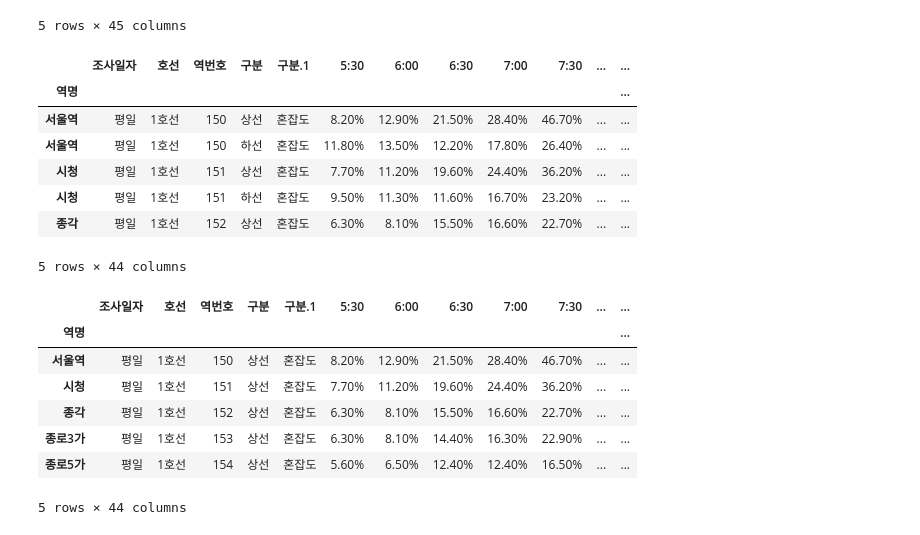
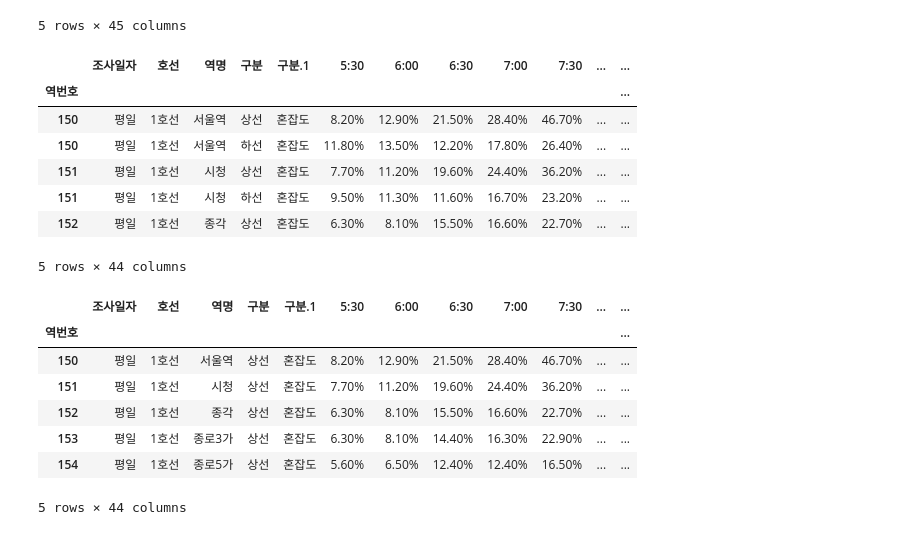
Before and after one commit to simhc0714/AI_basic_course, a Jupyter notebook: Part 02 python library/201007_분석실습.ipynb, the cells around one changed output. Drawn from its saved outputs; the diff is of its cells as text; code cells hidden in the pictures.

```diff
--- a/Part 02 python library/201007_분석실습.ipynb
+++ b/Part 02 python library/201007_분석실습.ipynb
@@ -16,33 +16,34 @@ df.head()
 # %%
 is_wkday = df['조사일자']=="평일"
 is_line1 = df['호선']=="1호선"
 df_subset = df[is_wkday & is_line1]
 
 '''
 DataFrame.set_index(key, drop, append, inplace)
 DataFrame.reset_index(drop, inplace)
 '''
 
-df_subset.set_index('역명', drop=True, append=False, inplace=True)
+df_subset.set_index('역번호', drop=True, append=False, inplace=True)
 df_subset.head()
 # %% [output]
-|  | 조사일자 | 호선 | 역번호 | 구분 | 구분.1 | 5:30 | 6:00 | 6:30 | 7:00 | 7:30 | ... | ... |
-| 역명 |  |  |  |  |  |  |  |  |  |  |  | ... |
-| 서울역 | 평일 | 1호선 | 150 | 상선 | 혼잡도 | 8.20% | 12.90% | 21.50% | 28.40% | 46.70% | ... | ... |
-| 서울역 | 평일 | 1호선 | 150 | 하선 | 혼잡도 | 11.80% | 13.50% | 12.20% | 17.80% | 26.40% | ... | ... |
-| 시청 | 평일 | 1호선 | 151 | 상선 | 혼잡도 | 7.70% | 11.20% | 19.60% | 24.40% | 36.20% | ... | ... |
-| 시청 | 평일 | 1호선 | 151 | 하선 | 혼잡도 | 9.50% | 11.30% | 11.60% | 16.70% | 23.20% | ... | ... |
-| 종각 | 평일 | 1호선 | 152 | 상선 | 혼잡도 | 6.30% | 8.10% | 15.50% | 16.60% | 22.70% | ... | ... |
+|  | 조사일자 | 호선 | 역명 | 구분 | 구분.1 | 5:30 | 6:00 | 6:30 | 7:00 | 7:30 | ... | ... |
+| 역번호 |  |  |  |  |  |  |  |  |  |  |  | ... |
+| 150 | 평일 | 1호선 | 서울역 | 상선 | 혼잡도 | 8.20% | 12.90% | 21.50% | 28.40% | 46.70% | ... | ... |
+| 150 | 평일 | 1호선 | 서울역 | 하선 | 혼잡도 | 11.80% | 13.50% | 12.20% | 17.80% | 26.40% | ... | ... |
+| 151 | 평일 | 1호선 | 시청 | 상선 | 혼잡도 | 7.70% | 11.20% | 19.60% | 24.40% | 36.20% | ... | ... |
+| 151 | 평일 | 1호선 | 시청 | 하선 | 혼잡도 | 9.50% | 11.30% | 11.60% | 16.70% | 23.20% | ... | ... |
+| 152 | 평일 | 1호선 | 종각 | 상선 | 혼잡도 | 6.30% | 8.10% | 15.50% | 16.60% | 22.70% | ... | ... |
 5 rows × 44 columns
 # %%
-df_uptrack2 = df_subset.query("구분=='상선'")
-df_uptrack2.head()
+is_uptrack = df_subset['구분']=="상선"
+df_uptrack = df_subset[is_uptrack]
+df_uptrack.head()
 # %% [output]
-|  | 조사일자 | 호선 | 역번호 | 구분 | 구분.1 | 5:30 | 6:00 | 6:30 | 7:00 | 7:30 | ... | ... |
-| 역명 |  |  |  |  |  |  |  |  |  |  |  | ... |
-| 서울역 | 평일 | 1호선 | 150 | 상선 | 혼잡도 | 8.20% | 12.90% | 21.50% | 28.40% | 46.70% | ... | ... |
-| 시청 | 평일 | 1호선 | 151 | 상선 | 혼잡도 | 7.70% | 11.20% | 19.60% | 24.40% | 36.20% | ... | ... |
-| 종각 | 평일 | 1호선 | 152 | 상선 | 혼잡도 | 6.30% | 8.10% | 15.50% | 16.60% | 22.70% | ... | ... |
-| 종로3가 | 평일 | 1호선 | 153 | 상선 | 혼잡도 | 6.30% | 8.10% | 14.40% | 16.30% | 22.90% | ... | ... |
-| 종로5가 | 평일 | 1호선 | 154 | 상선 | 혼잡도 | 5.60% | 6.50% | 12.40% | 12.40% | 16.50% | ... | ... |
+|  | 조사일자 | 호선 | 역명 | 구분 | 구분.1 | 5:30 | 6:00 | 6:30 | 7:00 | 7:30 | ... | ... |
+| 역번호 |  |  |  |  |  |  |  |  |  |  |  | ... |
+| 150 | 평일 | 1호선 | 서울역 | 상선 | 혼잡도 | 8.20% | 12.90% | 21.50% | 28.40% | 46.70% | ... | ... |
+| 151 | 평일 | 1호선 | 시청 | 상선 | 혼잡도 | 7.70% | 11.20% | 19.60% | 24.40% | 36.20% | ... | ... |
+| 152 | 평일 | 1호선 | 종각 | 상선 | 혼잡도 | 6.30% | 8.10% | 15.50% | 16.60% | 22.70% | ... | ... |
+| 153 | 평일 | 1호선 | 종로3가 | 상선 | 혼잡도 | 6.30% | 8.10% | 14.40% | 16.30% | 22.90% | ... | ... |
+| 154 | 평일 | 1호선 | 종로5가 | 상선 | 혼잡도 | 5.60% | 6.50% | 12.40% | 12.40% | 16.50% | ... | ... |
 5 rows × 44 columns
```
Also changed, not shown: parts of 29 cells of this notebook, 1 other file.
